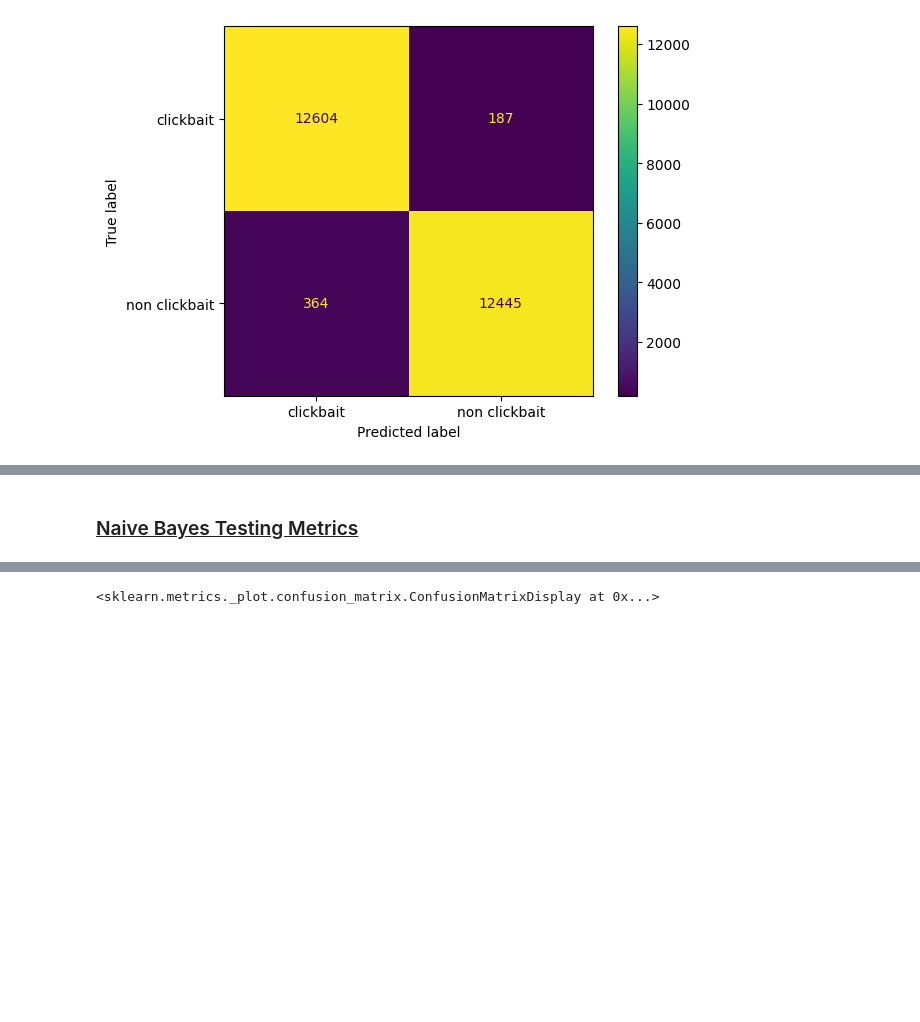
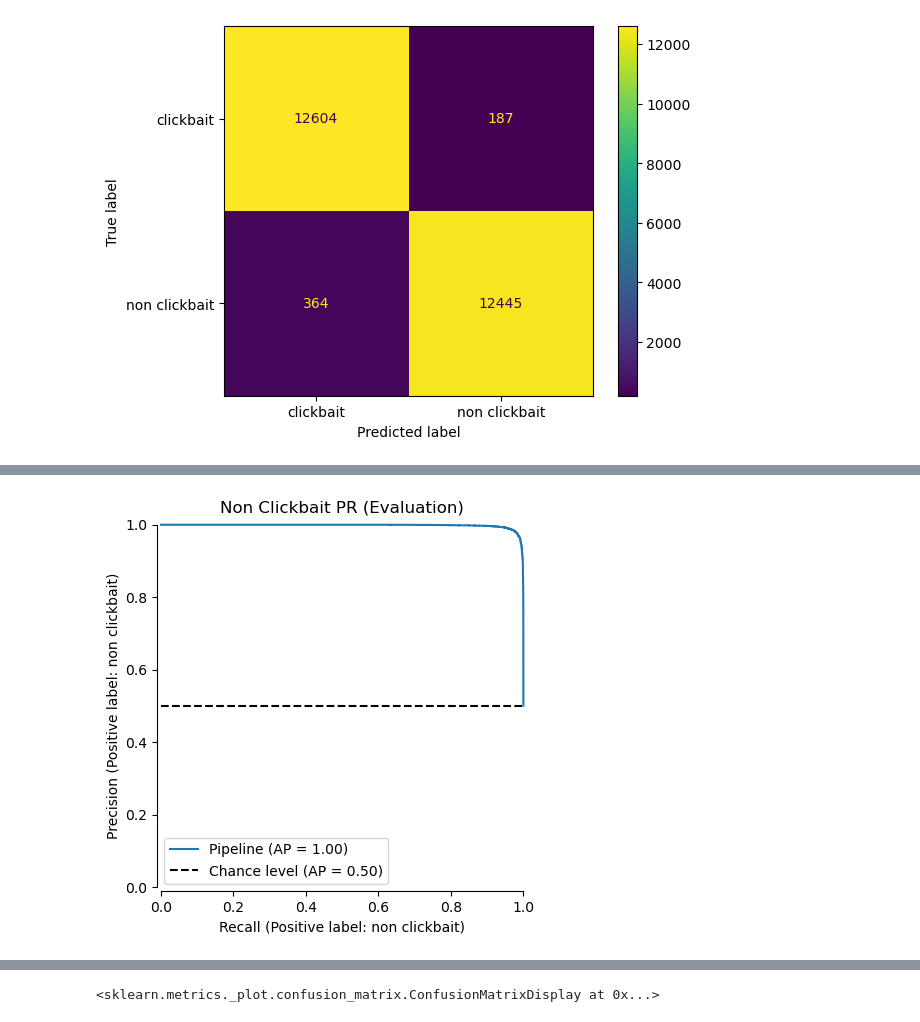
Before and after one commit to J-M-Bell/ClickbaitClassifierModel, a Jupyter notebook: NBTest.ipynb, the cells around one changed output, grey strips where cells are left out. Cells and saved outputs as stored; diff of their text form; code cells hidden in the pictures; blank space fills up the shorter version.

```diff
--- a/NBTest.ipynb
+++ b/NBTest.ipynb
@@ -265,2 +206,6 @@ PrecisionRecallDisplay.from_estimator(nb_classifier, X_train, y_train, pos_label
-# %% [markdown]
-<h3><u>Naive Bayes Testing Metrics</u></h3>
+# %%
+disp = PrecisionRecallDisplay.from_estimator(nb_classifier, X_train, y_train, pos_label="non clickbait", plot_chance_level=True, despine=True)
+disp.ax_.set_title("Non Clickbait PR (Evaluation)")
+plt.show()
+# %% [output]
+[figure, added]
```
Also changed, not shown: parts of 36 cells of this notebook.
